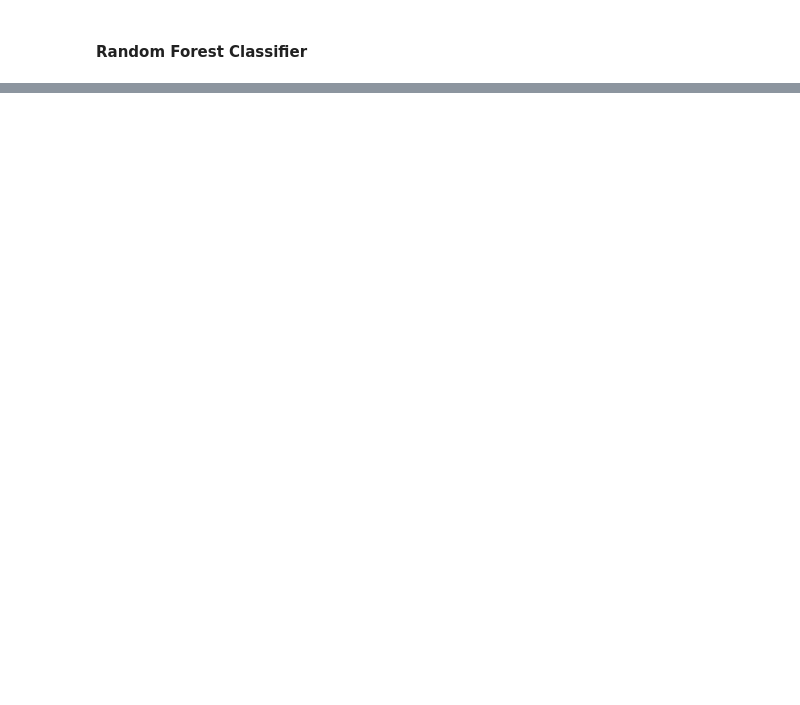
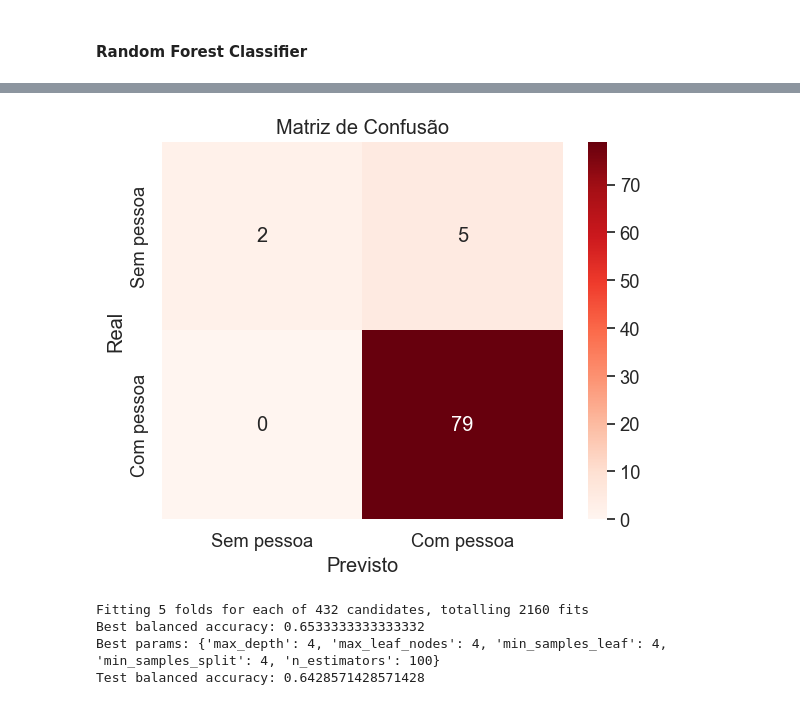
Before and after one commit to pedro-nuno-monteiro/thesis-project, a Jupyter notebook: Generalistic_WIFI_Sensing.ipynb, the cells around one changed output, grey strips where cells are left out. Cells and saved outputs as stored; diff of their text form; code cells hidden in the pictures; blank space fills up the shorter version.

```diff
--- a/Generalistic_WIFI_Sensing.ipynb
+++ b/Generalistic_WIFI_Sensing.ipynb
@@ -570,0 +557,61 @@ Balanced Accuracy: 0.6152452025586355
+# %%
+confusion_matrix_test = confusion_matrix(Y_test, y_pred)
+# %%
+sns.set(font_scale=1.2)
+plt.figure(figsize=(6, 5))
+
+sns.heatmap(confusion_matrix_test, annot=True, fmt='d', cmap='Reds',
+            xticklabels=["Sem pessoa", "Com pessoa"],
+            yticklabels=["Sem pessoa", "Com pessoa"])
+
+plt.title("Matriz de Confusão")
+plt.xlabel("Previsto")
+plt.ylabel("Real")
+plt.tight_layout()
+plt.show()
+# %% [output]
+[figure, added]
+# %%
+# Grid Search
+# 432 combinações
+param_grid = {
+    'min_samples_split': [4, 16, 32],
+    'min_samples_leaf': [4, 16, 32, 64],
+    'max_leaf_nodes': [4, 16, 32, 64],
+    'n_estimators': [100, 150, 200],
+    'max_depth': [4, 16, 32]
+}
+
+rf = RandomForestClassifier(
+    random_state=200,
+    class_weight="balanced_subsample",
+    criterion='entropy'
+)
+
+scorer = make_scorer(balanced_accuracy_score)
+
+grid_search = GridSearchCV(
+    estimator=rf,
+    param_grid=param_grid,
+    scoring=scorer,
+    cv=5,
+    n_jobs=-1,
+    verbose=2
+)
+
+# fit
+grid_search.fit(X_train, Y_train)
+
+# Best model and parameters
+print("Best balanced accuracy:", grid_search.best_score_)
+print("Best params:", grid_search.best_params_)
+
+# Predict with best model
+best_model = grid_search.best_estimator_
+y_pred = best_model.predict(X_test)
+print("Test balanced accuracy:", balanced_accuracy_score(Y_test, y_pred))
+# %% [output]
+Fitting 5 folds for each of 432 candidates, totalling 2160 fits
+Best balanced accuracy: 0.6533333333333332
+Best params: {'max_depth': 4, 'max_leaf_nodes': 4, 'min_samples_leaf': 4, 'min_samples_split': 4, 'n_estimators': 100}
+Test balanced accuracy: 0.6428571428571428
```
Also changed, not shown: parts of 9 cells of this notebook, 1 other file.
